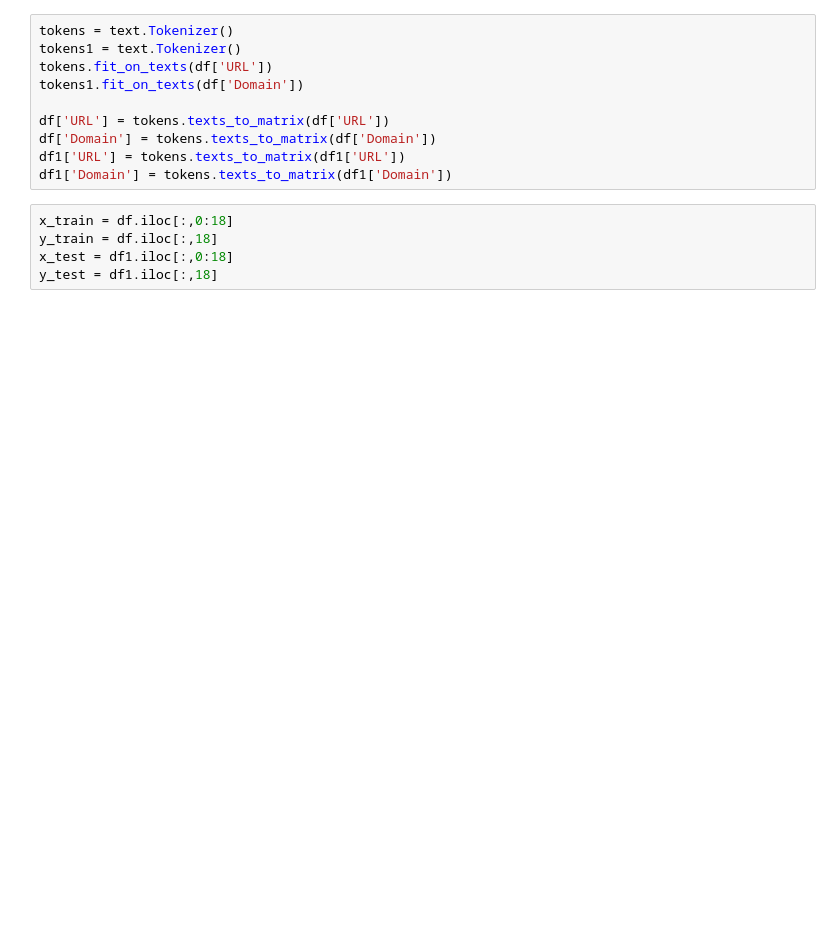
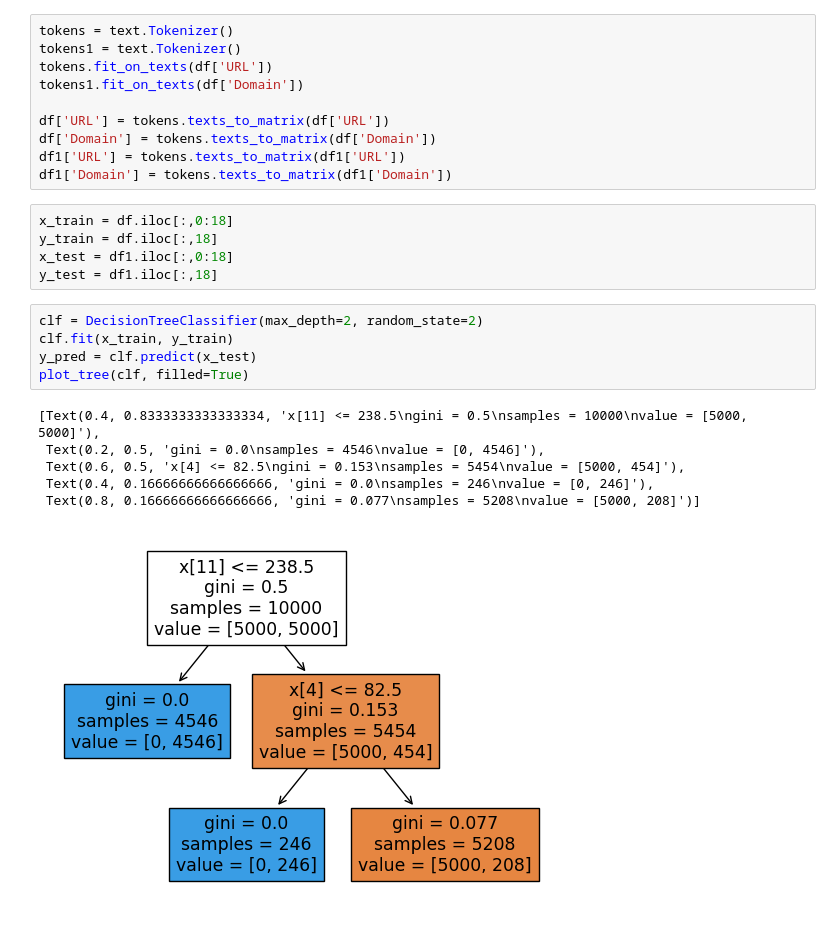
Before and after one commit to AaronJohnson02/Project_Work, a Jupyter notebook: Models/decision_trees.ipynb, the cells around one changed output. Drawn from its saved outputs; the diff is of its cells as text; blank space fills up the shorter version.

```diff
--- a/Models/decision_trees.ipynb
+++ b/Models/decision_trees.ipynb
@@ -27,4 +43,16 @@ x_train = df.iloc[:,0:18]
 y_train = df.iloc[:,18]
 x_test = df1.iloc[:,0:18]
 y_test = df1.iloc[:,18]
+# %%
+clf = DecisionTreeClassifier(max_depth=2, random_state=2)
+clf.fit(x_train, y_train)
+y_pred = clf.predict(x_test)
+plot_tree(clf, filled=True)
+# %% [output]
+[Text(0.4, 0.8333333333333334, 'x[11] <= 238.5\ngini = 0.5\nsamples = 10000\nvalue = [5000, 5000]'),
+ Text(0.2, 0.5, 'gini = 0.0\nsamples = 4546\nvalue = [0, 4546]'),
+ Text(0.6, 0.5, 'x[4] <= 82.5\ngini = 0.153\nsamples = 5454\nvalue = [5000, 454]'),
+ Text(0.4, 0.16666666666666666, 'gini = 0.0\nsamples = 246\nvalue = [0, 246]'),
+ Text(0.8, 0.16666666666666666, 'gini = 0.077\nsamples = 5208\nvalue = [5000, 208]')]
+[figure, added]
 # %%
```
Also changed, not shown: parts of 10 cells of this notebook, 5 other files.
